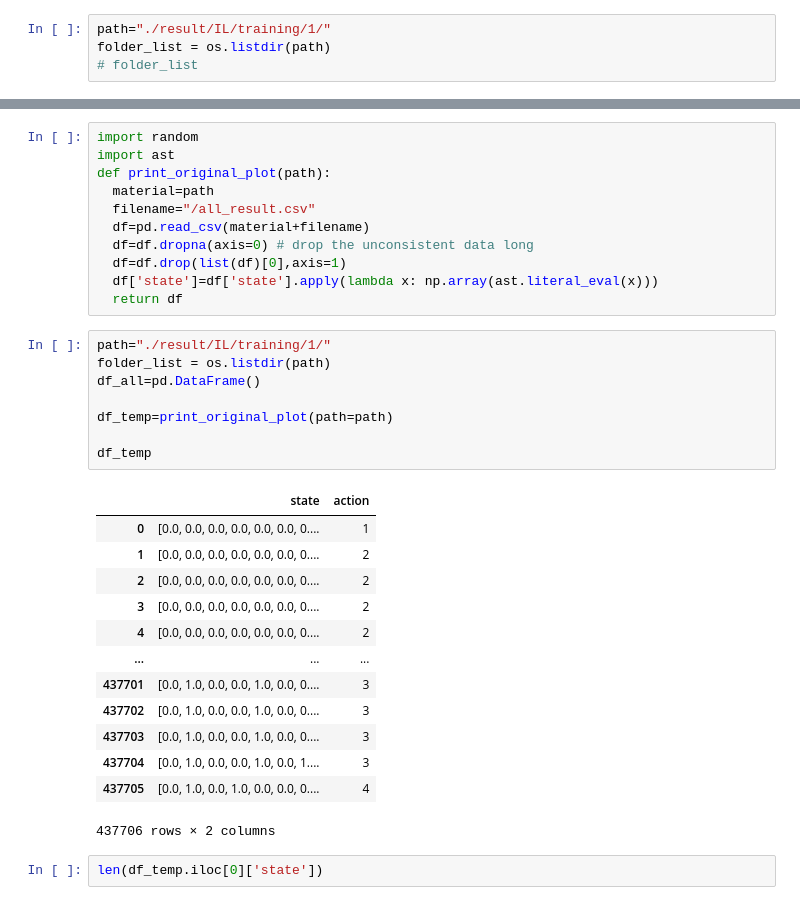
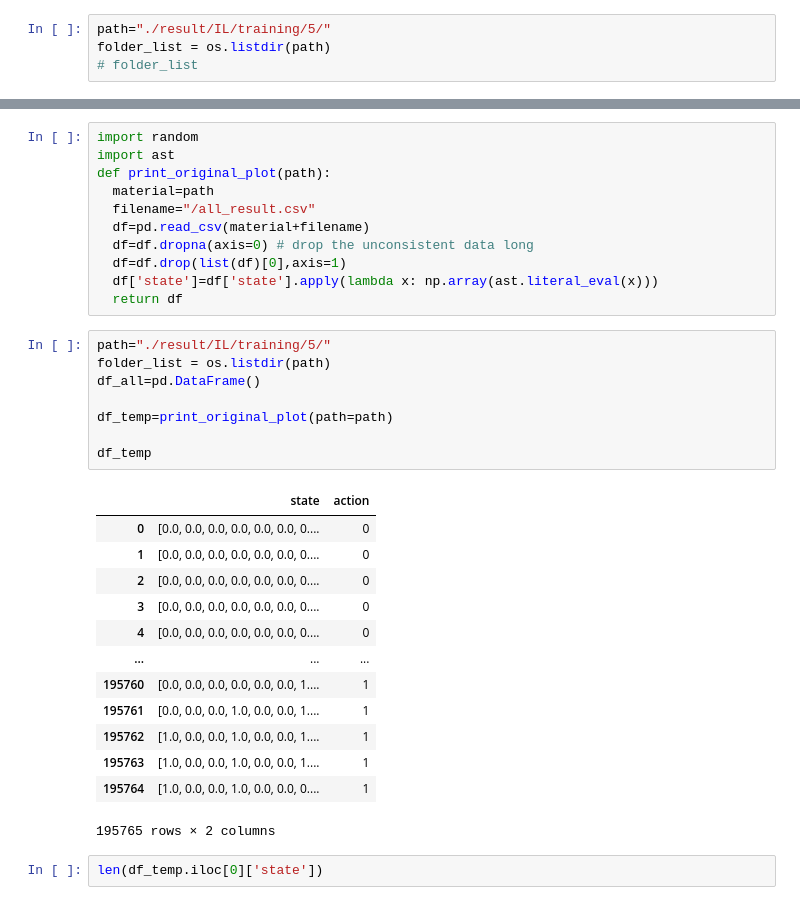
Before and after one commit to wilson20010327/vibecheck, a Jupyter notebook: MLP_training.ipynb, the cells around one changed output, grey strips where cells are left out. Drawn from its saved outputs; the diff is of its cells as text.

```diff
--- a/MLP_training.ipynb
+++ b/MLP_training.ipynb
@@ -10,7 +10,7 @@ warnings.filterwarnings('ignore')
 # %% [markdown]
 Concat the data when the data just produce
 # %%
-path="./result/IL/training/1/"
+path="./result/IL/training/5/"
 folder_list = os.listdir(path)
 # folder_list
 # %%
@@ -67,27 +67,27 @@ def print_original_plot(path):
   df['state']=df['state'].apply(lambda x: np.array(ast.literal_eval(x)))
   return df
 # %%
-path="./result/IL/training/1/"
+path="./result/IL/training/5/"
 folder_list = os.listdir(path)
 df_all=pd.DataFrame()
 
 df_temp=print_original_plot(path=path)
 
 df_temp
 # %% [output]
 |  | state | action |
-| 0 | [0.0, 0.0, 0.0, 0.0, 0.0, 0.0, 0.... | 1 |
-| 1 | [0.0, 0.0, 0.0, 0.0, 0.0, 0.0, 0.... | 2 |
-| 2 | [0.0, 0.0, 0.0, 0.0, 0.0, 0.0, 0.... | 2 |
-| 3 | [0.0, 0.0, 0.0, 0.0, 0.0, 0.0, 0.... | 2 |
-| 4 | [0.0, 0.0, 0.0, 0.0, 0.0, 0.0, 0.... | 2 |
+| 0 | [0.0, 0.0, 0.0, 0.0, 0.0, 0.0, 0.... | 0 |
+| 1 | [0.0, 0.0, 0.0, 0.0, 0.0, 0.0, 0.... | 0 |
+| 2 | [0.0, 0.0, 0.0, 0.0, 0.0, 0.0, 0.... | 0 |
+| 3 | [0.0, 0.0, 0.0, 0.0, 0.0, 0.0, 0.... | 0 |
+| 4 | [0.0, 0.0, 0.0, 0.0, 0.0, 0.0, 0.... | 0 |
 | ... | ... | ... |
-| 437701 | [0.0, 1.0, 0.0, 0.0, 1.0, 0.0, 0.... | 3 |
-| 437702 | [0.0, 1.0, 0.0, 0.0, 1.0, 0.0, 0.... | 3 |
-| 437703 | [0.0, 1.0, 0.0, 0.0, 1.0, 0.0, 0.... | 3 |
-| 437704 | [0.0, 1.0, 0.0, 0.0, 1.0, 0.0, 1.... | 3 |
-| 437705 | [0.0, 1.0, 0.0, 1.0, 0.0, 0.0, 0.... | 4 |
+| 195760 | [0.0, 0.0, 0.0, 0.0, 0.0, 0.0, 1.... | 1 |
+| 195761 | [0.0, 0.0, 0.0, 1.0, 0.0, 0.0, 1.... | 1 |
+| 195762 | [1.0, 0.0, 0.0, 1.0, 0.0, 0.0, 1.... | 1 |
+| 195763 | [1.0, 0.0, 0.0, 1.0, 0.0, 0.0, 1.... | 1 |
+| 195764 | [1.0, 0.0, 0.0, 1.0, 0.0, 0.0, 0.... | 1 |
-437706 rows × 2 columns
+195765 rows × 2 columns
 # %%
 len(df_temp.iloc[0]['state'])
 # %% [output]
```
Also changed, not shown: parts of 9 cells of this notebook, 3 other files.
